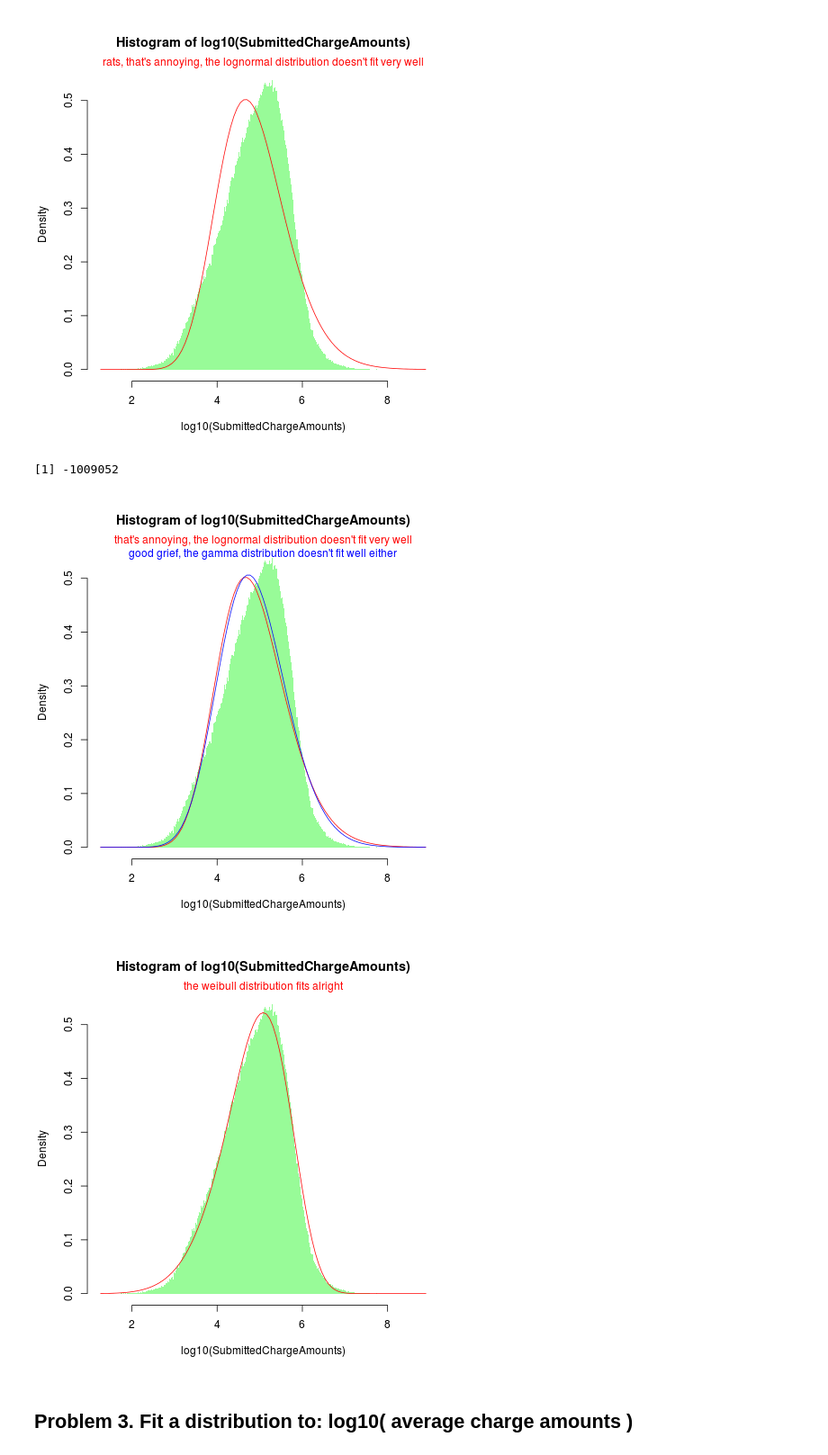
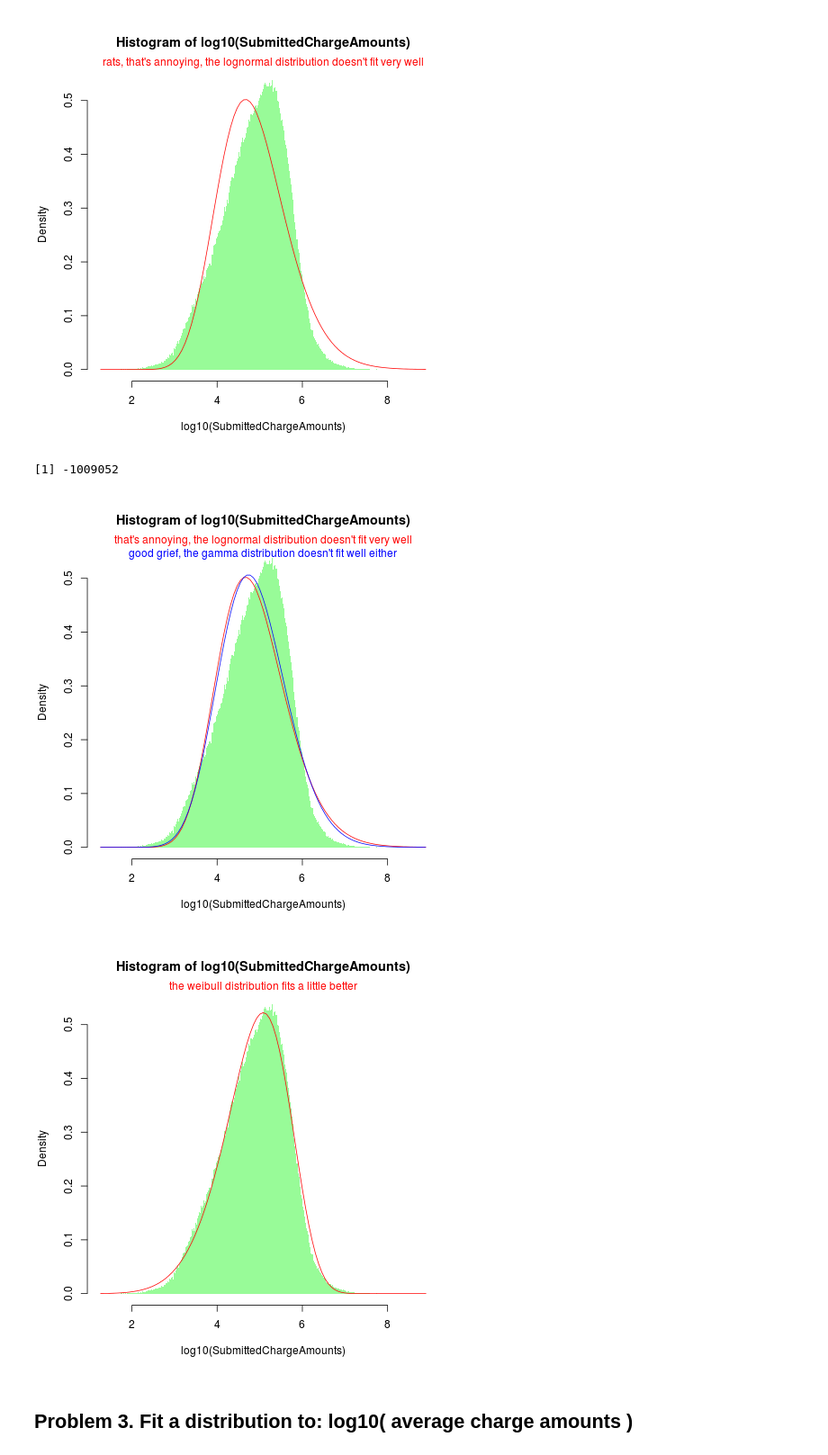
Before and after one commit to realmichaelzyy/cs249-2, a Jupyter notebook: hw1/MiniHW1.ipynb, the cells around one changed output. Shown: that part at 90% size. Drawn from its saved outputs; the diff is of its cells as text; code cells hidden in the pictures.

```diff
--- a/hw1/MiniHW1.ipynb
+++ b/hw1/MiniHW1.ipynb
@@ -209,28 +193,28 @@ print(parameters$loglik)
 # %%
 %%R
 hist( log10(SubmittedChargeAmounts), probability=TRUE, border=NA, col="palegreen", breaks=500 )
 
 parameters = fitdistr( log10(SubmittedChargeAmounts), "lognormal" )
 curve( dlnorm(x, meanlog=parameters$estimate[1], sdlog=parameters$estimate[2]), col="red", add=TRUE )  # doesn't fit very well
 mtext( "that's annoying, the lognormal distribution doesn't fit very well", side=3, col="red" )
 
 more_parameters = fitdistr( log10(SubmittedChargeAmounts), "gamma" )
 curve( dgamma(x, shape=more_parameters$estimate[1], rate=more_parameters$estimate[2]), col="blue", add=TRUE )  # doesn't fit very well
 mtext( "good grief, the gamma distribution doesn't fit well either", line=-1, side=3, col="blue" )
 
 hist( log10(SubmittedChargeAmounts), probability=TRUE, border=NA, col="palegreen", breaks=500 )
 
 parameters = fitdistr( log10(SubmittedChargeAmounts), "weibull" )
 
 curve( dweibull(x, shape=parameters$estimate[1], scale=parameters$estimate[2]), col="red", add=TRUE )
 
-mtext( "the weibull distribution fits alright", side=3, col="red" )
+mtext( "the weibull distribution fits a little better", side=3, col="red" )
 
 print(parameters$loglik)
 # %% [output]
 [1] -1009052
 [figure]
-[figure, old version]
+[figure, new version]
 # %% [markdown]
 ## Problem 3.  Fit a distribution to: log10( average charge amounts )
 # %%
```
Also changed, not shown: parts of 17 cells of this notebook.
